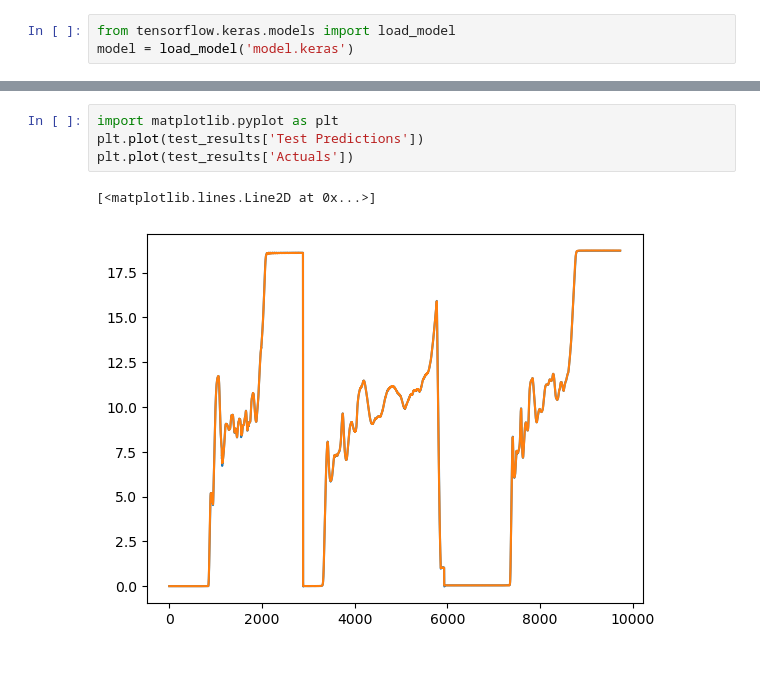
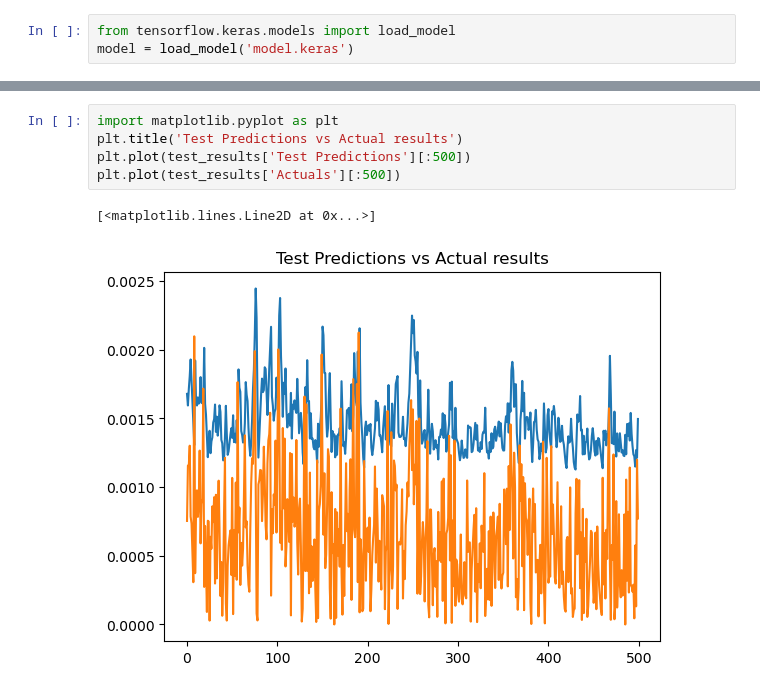
Before and after one commit to Aalajlan6/Afkhami-Data-Usage, a Jupyter notebook: LSTM attempt.ipynb, the cells around one changed output, grey strips where cells are left out. Saved outputs shown, nothing was run; the diff lists cells and outputs as text; blank space fills up the shorter version.

Commit message:
Added more Graphs for comparison

```diff
--- a/LSTM attempt.ipynb
+++ b/LSTM attempt.ipynb
@@ -183,8 +181,9 @@ test_results
 9732 rows × 2 columns
 # %%
 import matplotlib.pyplot as plt
-plt.plot(test_results['Test Predictions'])
-plt.plot(test_results['Actuals'])
+plt.title('Test Predictions vs Actual results')
+plt.plot(test_results['Test Predictions'][:500])
+plt.plot(test_results['Actuals'][:500])
 # %% [output]
 [<matplotlib.lines.Line2D at 0x...>]
-[figure, old version]
+[figure, new version]
```
Also changed, not shown: parts of 10 cells of this notebook, 3 other files.
